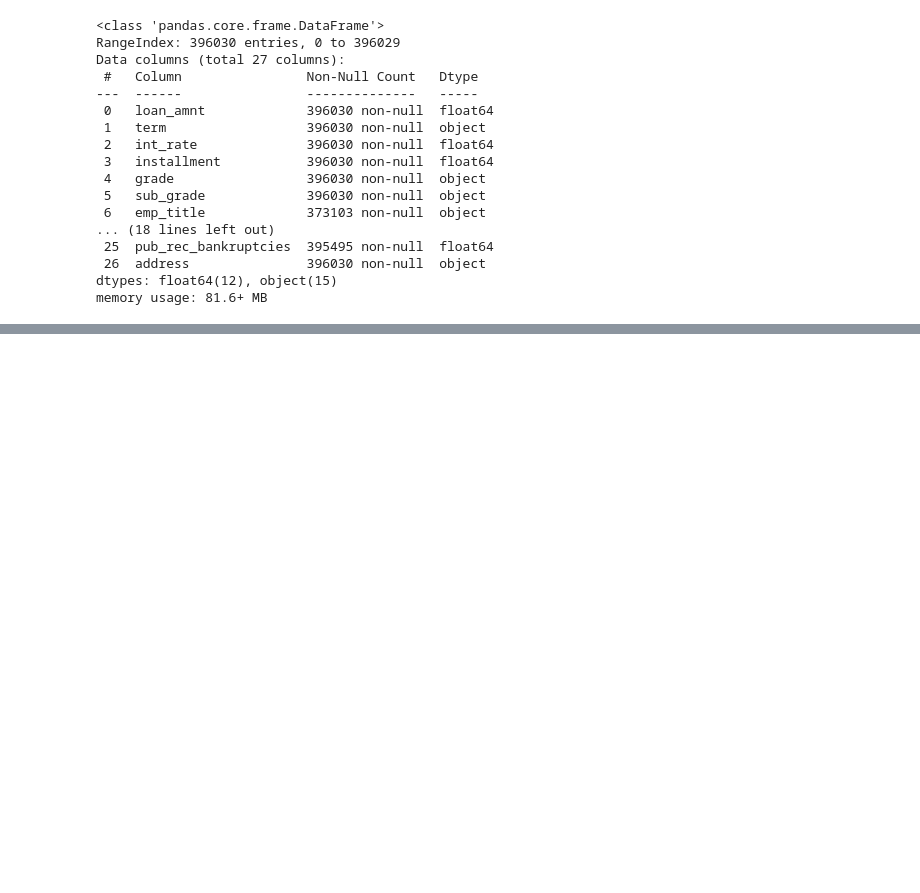
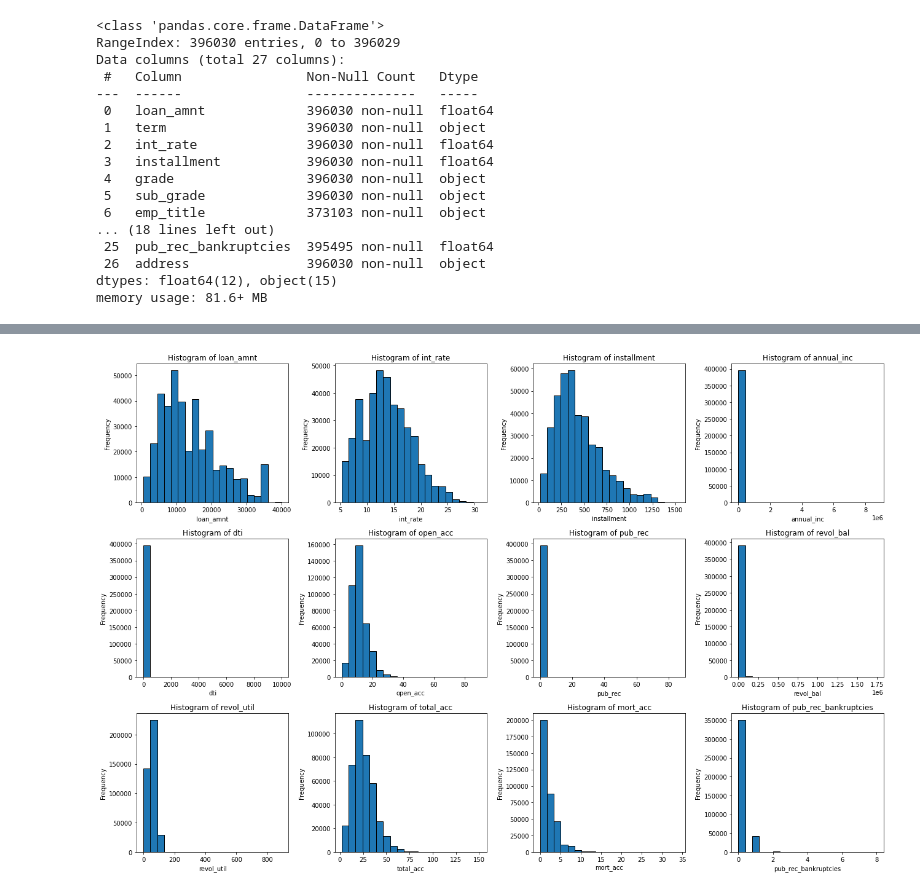
Before and after one commit to atomikkus/logistic_regression_loan, a Jupyter notebook: loan_tap.ipynb, the cells around one changed output, grey strips where cells are left out. Cells and saved outputs as stored; diff of their text form; code cells hidden in the pictures; blank space fills up the shorter version.

```diff
--- a/loan_tap.ipynb
+++ b/loan_tap.ipynb
@@ -113 +104,19 @@ Name: application_type, dtype: int64
+# %%
+# Create subplots for histograms
+fig, axs = plt.subplots(3, 4, figsize=(18, 12))
+
+# Flatten the axis array for easy iteration
+axs = axs.flatten()
+
+# Plot histograms for each numerical variable
+for i, column in enumerate(numerical_columns):
+    axs[i].hist(df[column], bins=20, edgecolor='black')
+    axs[i].set_title(f'Histogram of {column}')
+    axs[i].set_xlabel(column)
+    axs[i].set_ylabel('Frequency')
+
+plt.tight_layout()
+plt.show()
+# %% [output]
+[figure, added]
 # %%
```
Also changed, not shown: parts of 4 cells of this notebook.
